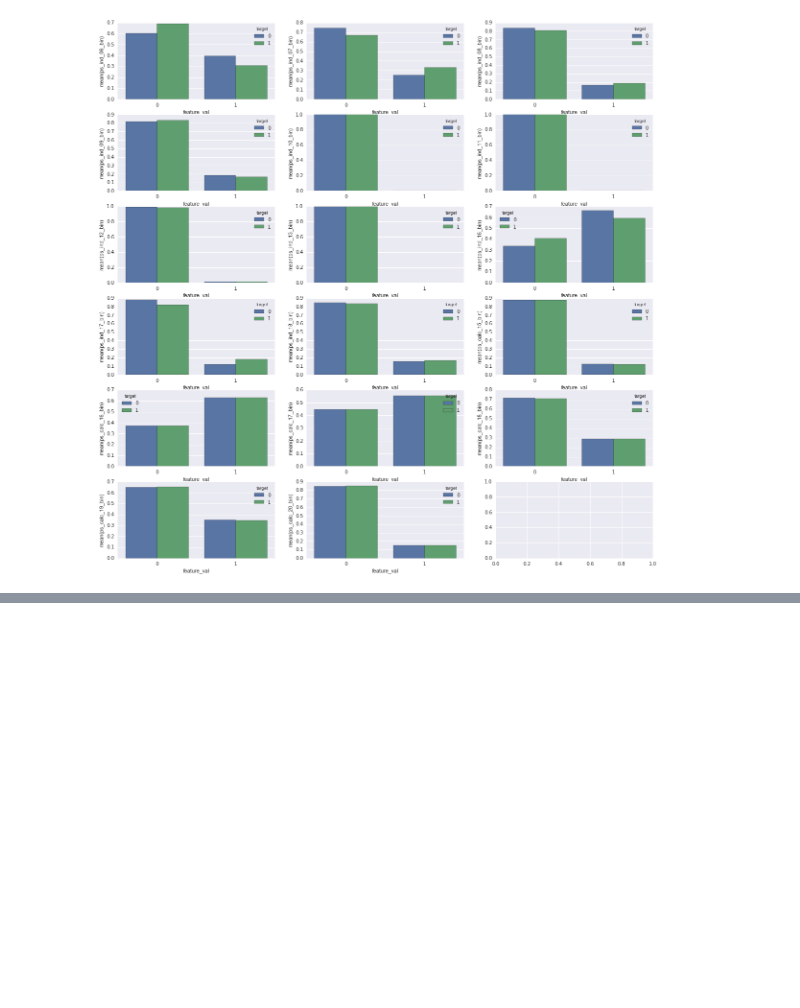
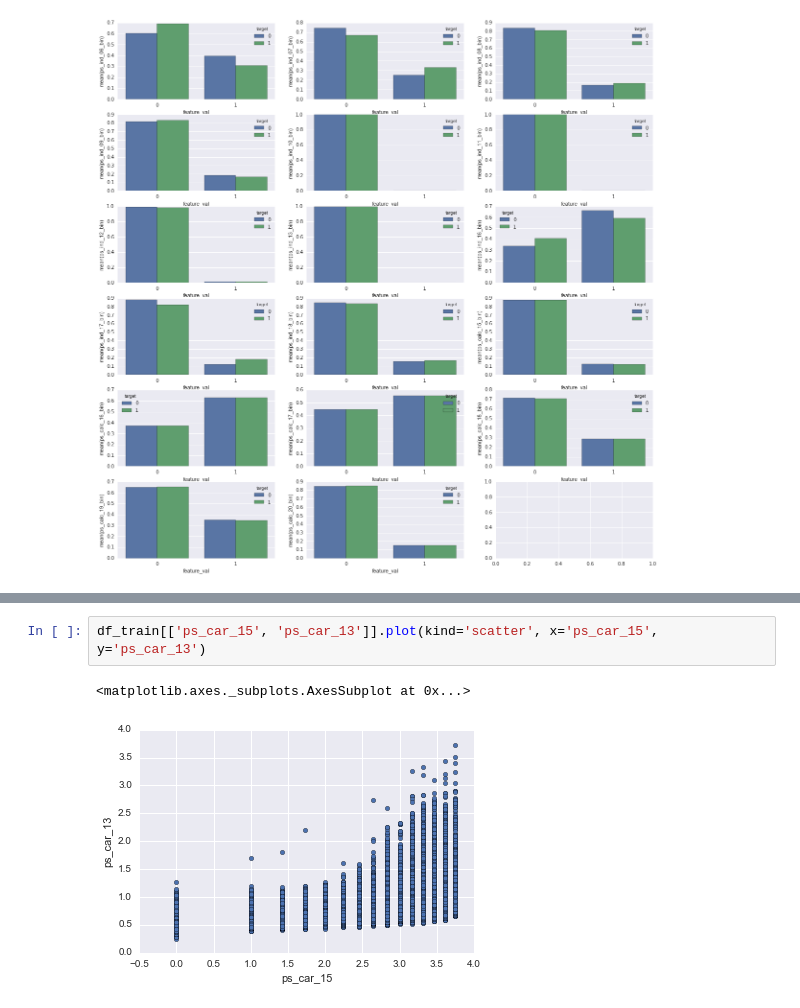
Before and after one commit to myz540/safe_driver_kaggle, a Jupyter notebook: sandbox_cc/feature_analysis_with_elim.ipynb, the cells around one changed output, grey strips where cells are left out. Drawn from its saved outputs; the diff is of its cells as text; blank space fills up the shorter version.

```diff
--- a/feature_analysis.ipynb
+++ b/sandbox_cc/feature_analysis_with_elim.ipynb
@@ -197,0 +253,5 @@ for i, n in enumerate(binary_features):
+# %%
+df_train[['ps_car_15', 'ps_car_13']].plot(kind='scatter', x='ps_car_15', y='ps_car_13')
+# %% [output]
+<matplotlib.axes._subplots.AxesSubplot at 0x...>
+[figure, added]
```
Also changed, not shown: parts of 44 cells of this notebook, 3 other files.
